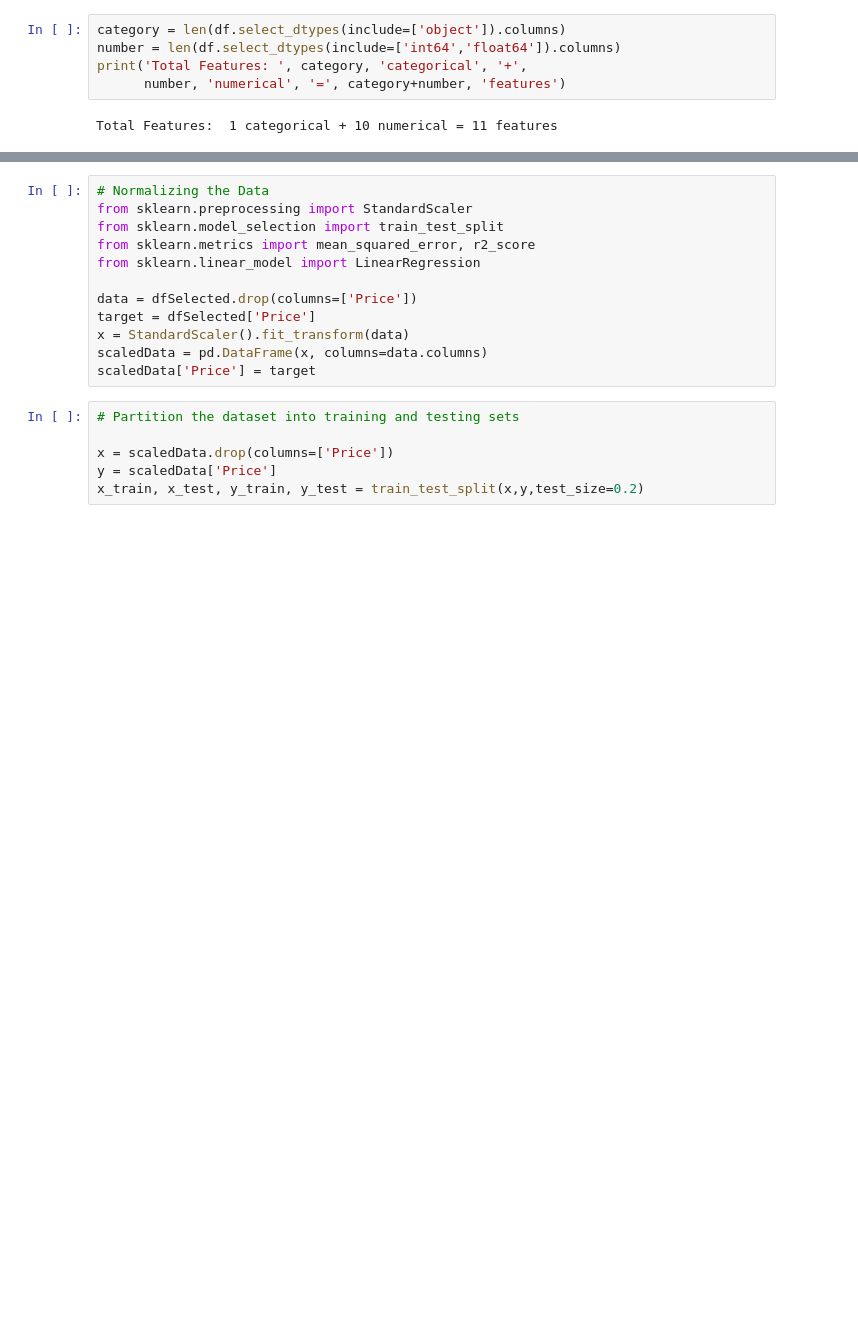
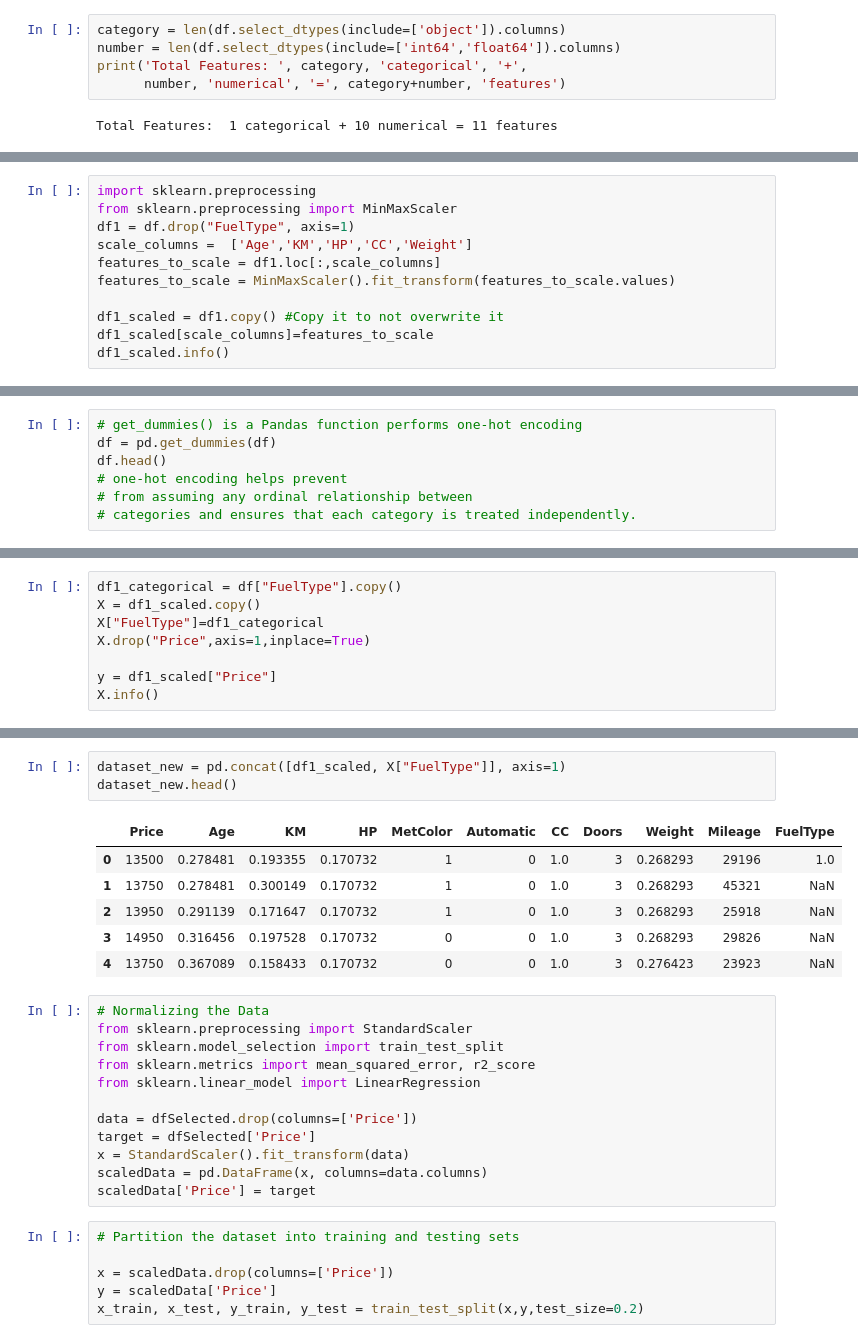
Before and after one commit to michelmalki/MichelMalki, a Jupyter notebook: Used_Car_Sales.ipynb, the cells around one changed output, grey strips where cells are left out. Cells and saved outputs as stored; diff of their text form; blank space fills up the shorter version.

```diff
--- a/Used_Car_Sales.ipynb
+++ b/Used_Car_Sales.ipynb
@@ -138,0 +128,11 @@ dfencoded
+# %%
+import sklearn.preprocessing
+from sklearn.preprocessing import MinMaxScaler
+df1 = df.drop("FuelType", axis=1)
+scale_columns =  ['Age','KM','HP','CC','Weight']
+features_to_scale = df1.loc[:,scale_columns]
+features_to_scale = MinMaxScaler().fit_transform(features_to_scale.values)
+
+df1_scaled = df1.copy() #Copy it to not overwrite it
+df1_scaled[scale_columns]=features_to_scale
+df1_scaled.info()
@@ -138,0 +157,7 @@ dfencoded
+# %%
+# get_dummies() is a Pandas function performs one-hot encoding
+df = pd.get_dummies(df)
+df.head()
+# one-hot encoding helps prevent
+# from assuming any ordinal relationship between
+# categories and ensures that each category is treated independently.
@@ -138,0 +167,8 @@ dfencoded
+# %%
+df1_categorical = df["FuelType"].copy()
+X = df1_scaled.copy()
+X["FuelType"]=df1_categorical
+X.drop("Price",axis=1,inplace=True)
+
+y = df1_scaled["Price"]
+X.info()
@@ -139,3 +193,13 @@ dfencoded
+# %%
+dataset_new = pd.concat([df1_scaled, X["FuelType"]], axis=1)
+dataset_new.head()
+# %% [output]
+|  | Price | Age | KM | HP | MetColor | Automatic | CC | Doors | Weight | Mileage | FuelType |
+| 0 | 13500 | 0.278481 | 0.193355 | 0.170732 | 1 | 0 | 1.0 | 3 | 0.268293 | 29196 | 1.0 |
+| 1 | 13750 | 0.278481 | 0.300149 | 0.170732 | 1 | 0 | 1.0 | 3 | 0.268293 | 45321 | NaN |
+| 2 | 13950 | 0.291139 | 0.171647 | 0.170732 | 1 | 0 | 1.0 | 3 | 0.268293 | 25918 | NaN |
+| 3 | 14950 | 0.316456 | 0.197528 | 0.170732 | 0 | 0 | 1.0 | 3 | 0.268293 | 29826 | NaN |
+| 4 | 13750 | 0.367089 | 0.158433 | 0.170732 | 0 | 0 | 1.0 | 3 | 0.276423 | 23923 | NaN |
 # %%
 # Normalizing the Data
 from sklearn.preprocessing import StandardScaler
```
Also changed, not shown: parts of 16 cells of this notebook.
